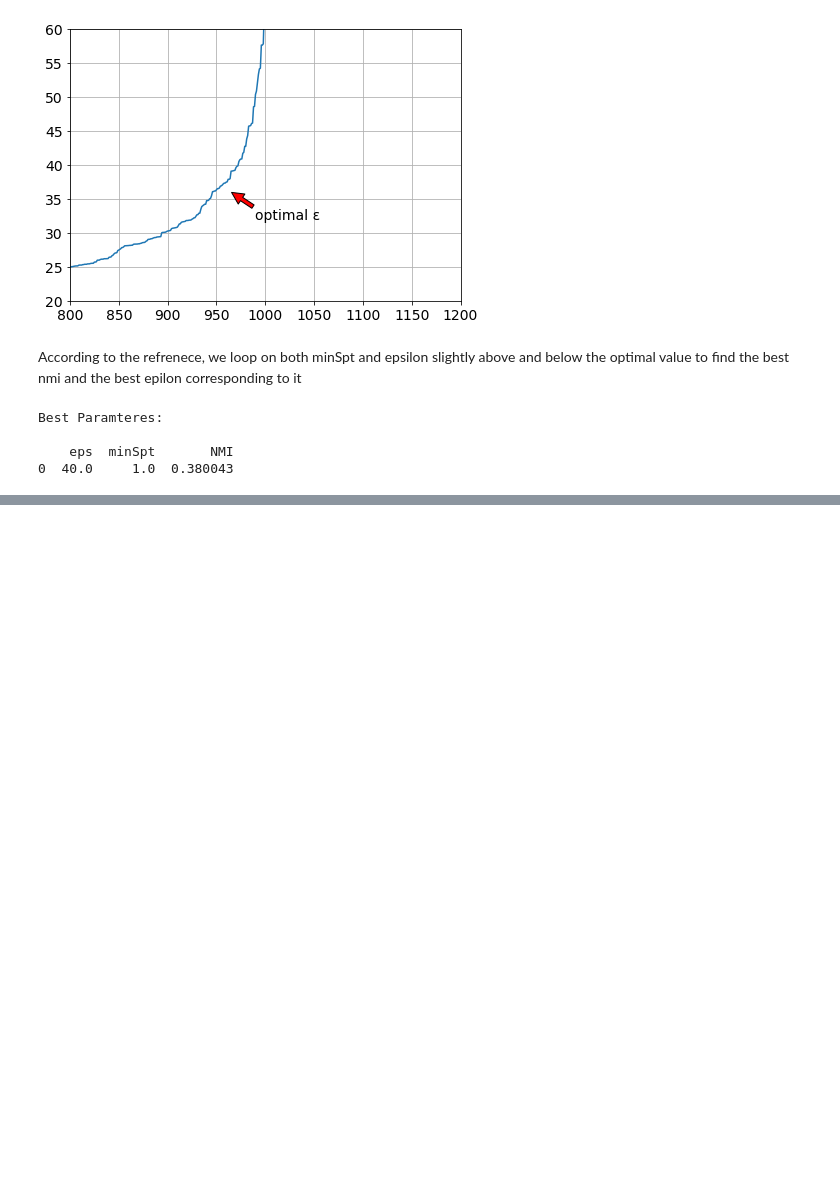
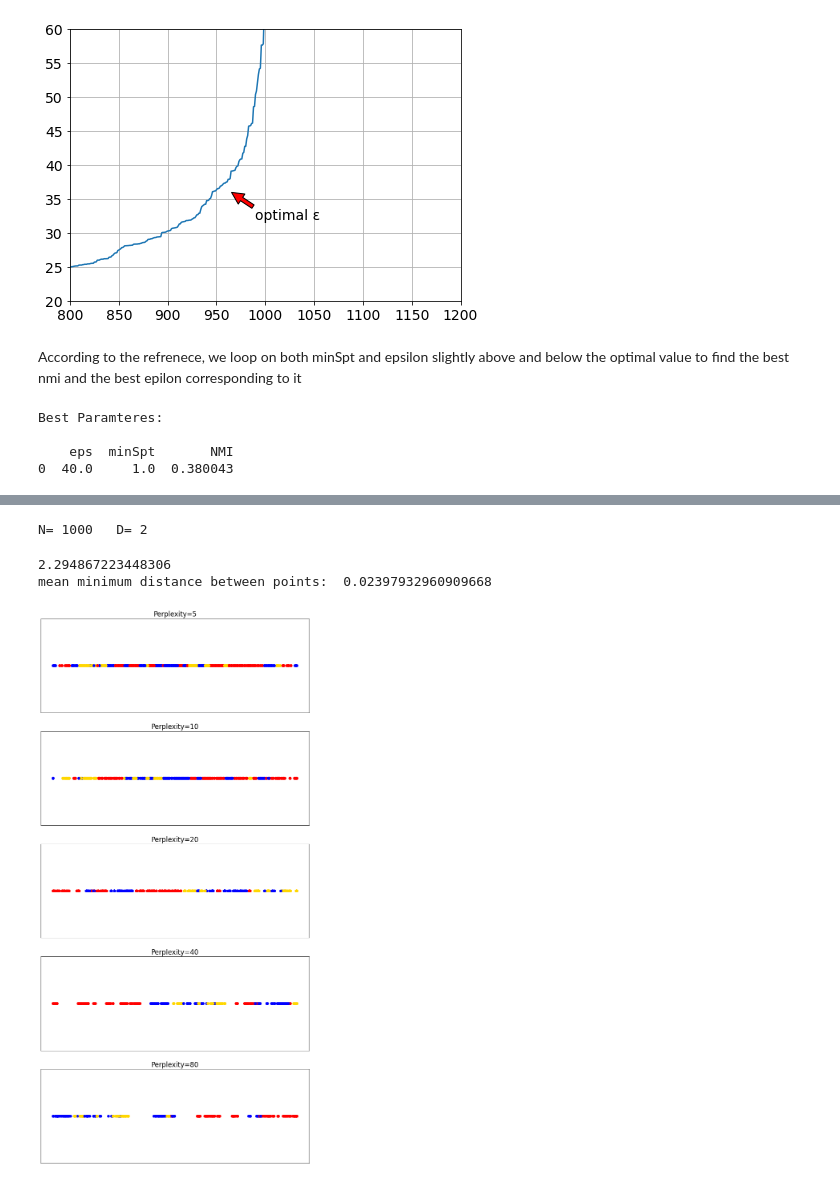
Before and after one commit to aidinattar/LoCP_MODB, a Jupyter notebook: Week5/Group2211__tSNE.ipynb, the cells around one changed output, grey strips where cells are left out. Drawn from its saved outputs; the diff is of its cells as text; code cells hidden in the pictures; blank space fills up the shorter version.

```diff
--- a/Week5/Group2211__tSNE.ipynb
+++ b/Week5/Group2211__tSNE.ipynb
@@ -850,0 +999,61 @@ Best Paramteres:
+# %%
+X_POS = df['X_POS']
+Y_POS = df['Y_POS']
+data = np.array([[X_POS[i], Y_POS[i]] for i in range(X_POS.shape[0])])
+y=np.loadtxt("DATA/"+fnamey,dtype=int)
+N=len(data)
+D=len(data[0])
+print("N=",N,"  D=",D)
+x=data
+# %% [output]
+N= 1000   D= 2
+# %%
+def dist(x,i,j):
+    return np.linalg.norm(x[i]-x[j])
+
+print(dist(x,13,1))
+mdist = np.zeros(N)
+for i in range(N):
+    dm = 1e100
+    for j in range(N):
+        if i!=j:
+            dij = dist(x,i,j);
+            if dij<dm:
+                dm = dij
+    mdist[i] = dm
+mean_min_dist = mdist.mean()
+print("mean minimum distance between points: ",mean_min_dist)
+r=mean_min_dist
+# %% [output]
+2.294867223448306
+mean minimum distance between points:  0.02397932960909668
+# %%
+np.random.seed(0)
+n_samples = N
+n_components = 1
+perplexities = [5, 10, 20, 40, 80]
+Np = len(perplexities)
+mycmap = ListedColormap(["blue","red","gold" ])
+
+(fig, subplots) = plt.subplots(Np,1, figsize=(12,25 ))
+
+X_all = [None]
+for i, perplexity in enumerate(perplexities):
+    ax = subplots[i]
+
+    t0 = time()
+    tsne = manifold.TSNE(n_components=n_components, init='random',
+                         random_state=0, perplexity=perplexity)
+    Y = tsne.fit_transform(data)
+    t1 = time()
+    ax.set_title("Perplexity=%d" % perplexity)
+    ax.scatter(Y[:, 0],[0.5 for i in range(N)], c=y,cmap=mycmap)
+    ax.tick_params(left=False,bottom=False)
+    ax.xaxis.set_major_formatter(NullFormatter())
+    ax.yaxis.set_major_formatter(NullFormatter())
+    ax.axis('tight')
+    X_all.append(Y)
+
+plt.show()
+# %% [output]
+[figure, added]
```
Also changed, not shown: parts of 19 cells of this notebook, 1 other file.
